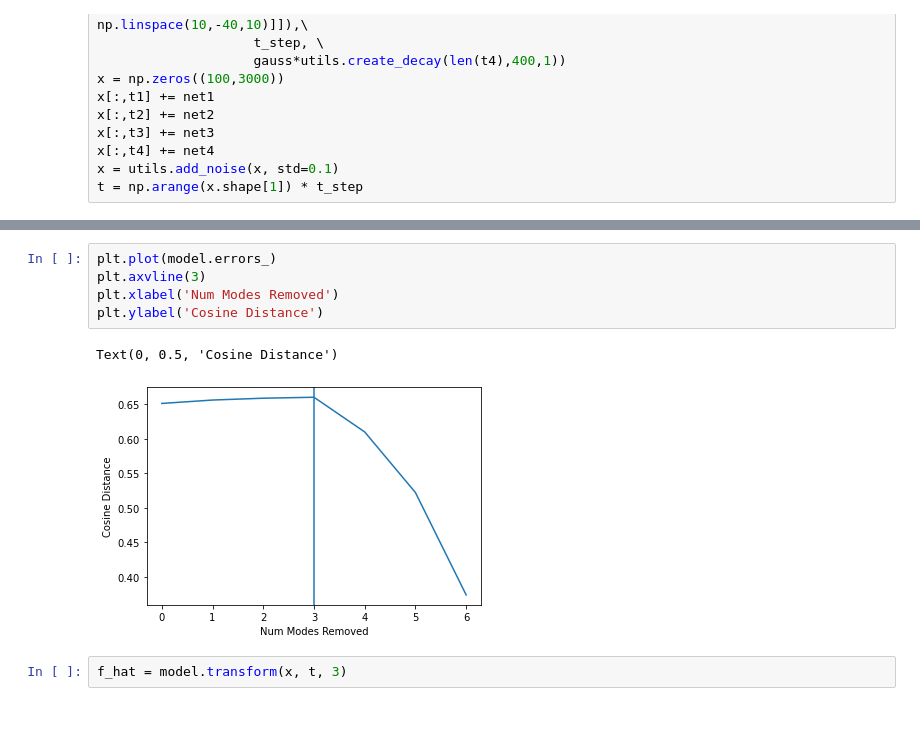
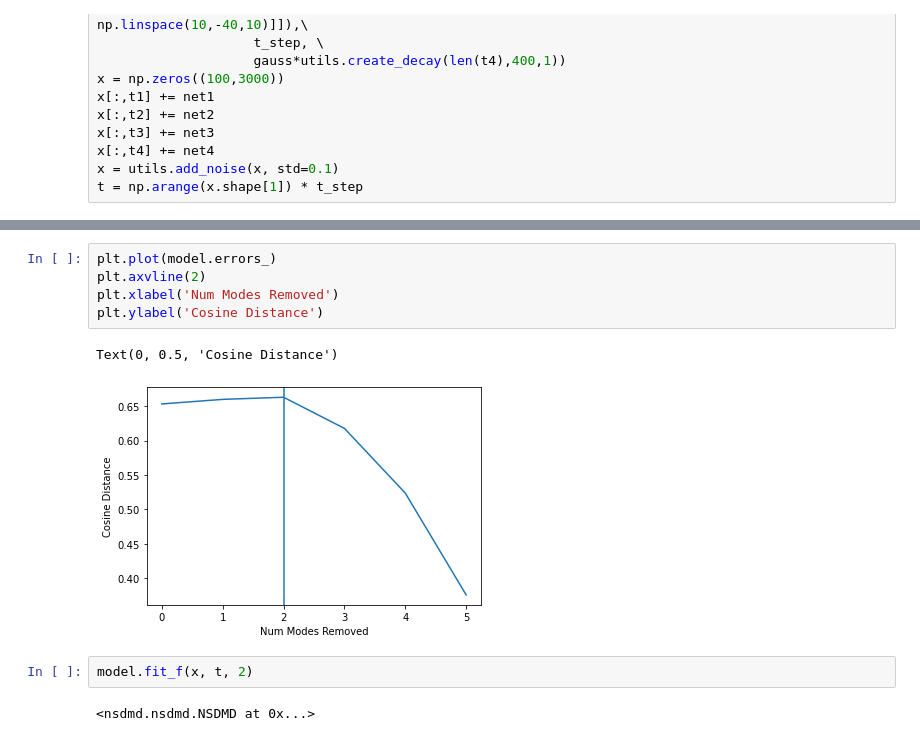
Before and after one commit to learning-2-learn/nsdmd, a Jupyter notebook: examples/model_demo.ipynb, the cells around one changed output, grey strips where cells are left out. Cells and saved outputs as stored; diff of their text form.

```diff
--- a/examples/model_demo.ipynb
+++ b/examples/model_demo.ipynb
@@ -61,11 +65,13 @@ model.fit_ns(x, t)
 # %%
 plt.plot(model.errors_)
-plt.axvline(3)
+plt.axvline(2)
 plt.xlabel('Num Modes Removed')
 plt.ylabel('Cosine Distance')
 # %% [output]
 Text(0, 0.5, 'Cosine Distance')
-[figure, old version]
+[figure, new version]
 # %%
-f_hat = model.transform(x, t, 3)
+model.fit_f(x, t, 2)
+# %% [output]
+<nsdmd.nsdmd.NSDMD at 0x...>
 # %%
```
Also changed, not shown: parts of 8 cells of this notebook, 1 other file.
